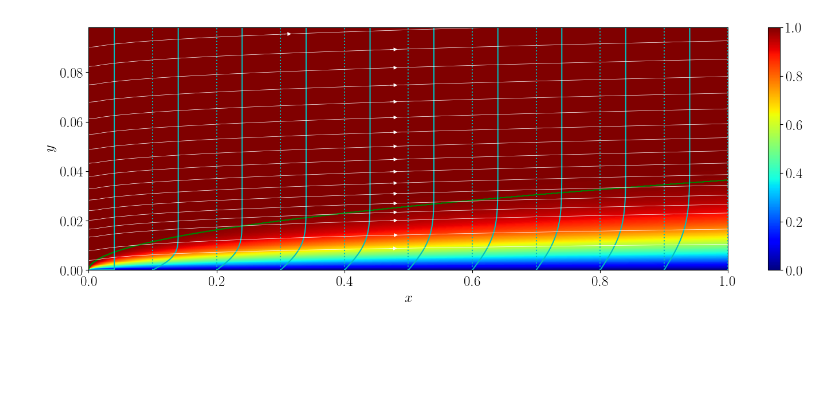
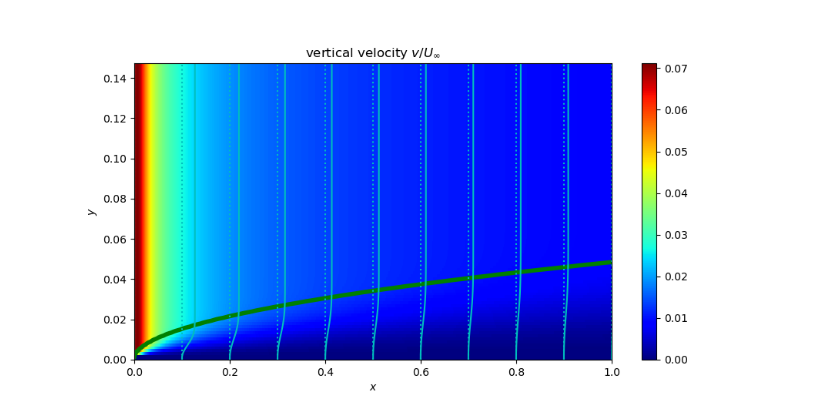
Before and after one commit to pschlatt1/notebooks, a Jupyter notebook: bl_eq_solve.ipynb, the cells around one changed output. Cells and saved outputs as stored; diff of their text form; code cells hidden in the pictures; blank space fills up the shorter version.

```diff
--- a/bl_eq_solve.ipynb
+++ b/bl_eq_solve.ipynb
@@ -0,0 +7,4 @@
+# %%
+Nx = 2000
+Ny = 100
+Re = 10000.0
@@ -1,103 +81,19 @@
 # %%
-#%%
-import numpy as np
-from matplotlib import pyplot as plt
-##%matplotlib widget
-
-#%%
-Nx = 10000
-Ny = 500
-Re = 10000.0
-
-ymax = 2 * 4.91/np.sqrt(Re)
-
-x = np.linspace( 0.0 , 1.0 , Nx )
-y = np.linspace( 0.0 , ymax , Ny )
-
-dx = x[1]-x[0]
-dy = y[1]-y[0]
-
-#%%
-U = np.ones((Nx,Ny))
-V = np.zeros((Nx,Ny))
-
-#%% boundary condition
-U[:,0] = 0.0
-V[:,0] = 0.0
-
-#%%
-for ix in range(1,Nx):
-    dudy    = (1/(2*dy)) * (U[ix-1,2:]-U[ix-1,0:Ny-2])
-    d2udy2  = (1/dy**2) * (U[ix-1,2:]-2*U[ix-1,1:Ny-1]+U[ix-1,0:Ny-2])
-    U[ix,1:Ny-1] = U[ix-1,1:Ny-1] \
-                 - dx * V[ix,1:Ny-1]/U[ix,1:Ny-1] * dudy \
-                 + dx/Re * d2udy2 / U[ix,1:Ny-1]
-    U[ix,0] = 0.0 # not necessary, just in case
-
-    dudx       = (1/dx) * (U[ix,:]-U[ix-1,:]) # upwind in x
-    # dudx[1:Ny] = .5*(dudx[1:Ny]+dudx[0:Ny-1]) # take the average
-
-    V[ix,1:Ny] = np.cumsum(-dy*dudx[0:Ny-1])
-    V[ix,0] = 0.0 # not necessary, just in case
-
-#%%
-d99 = np.zeros((Nx,1))
-for i in range(0,len(x)):
-    itmp = np.argmin(np.abs(U[i,:]-.99))
-    d99[i] = y[itmp]
-
-
-#%%
-XX, YY = np.meshgrid(x,y)
-
-# fig, axs = plt.subplots(2, 2)
-plt.figure(1,figsize=(18,5.5))
-plt.rc('text',usetex=True)
-# matplotlib.rcParams['font.size'] = 8.0
-plt.rcParams.update({'font.size': 18})
-plt.pcolormesh(x,y,U.T,shading='nearest',cmap='jet')
+plt.figure(figsize=(10,5))
+plt.pcolormesh(x,y,V.T,shading='nearest',cmap='jet')
 plt.colorbar()
-plt.plot(x,d99,'g')
+plt.plot(x,d99,'g',linewidth=4)
+plt.title('vertical velocity $v/U_\infty$')
 
 for i in range(0,11):
     this_i = np.argmin(np.abs(x-np.single(i)*0.1))
-    # plt.figure(1)
-    plt.plot(x[this_i]+U[this_i,:]*.04,y,'c')
+    plt.plot(x[this_i]+V[this_i,:],y,'c')
     plt.plot(x[this_i]*np.ones((Ny,1)),y,':c')
-
-seed_points = np.zeros((20,2))
-# seed_points[:,1] = ymax * np.linspace(.05,1.0,20)**2
-seed_points[:,1] = ymax * np.linspace(.2,1.0,20)**2
-# seed_points = np.array([[np.zeros((10,1))], np.reshape( np.linspace(ymax/20.0,ymax,10) , 1,-1) ]])
-plt.streamplot( XX,YY , U.T,V.T , start_points=seed_points , \
-               color='white',maxlength=2,linewidth=0.5,broken_streamlines=True)
 
 plt.xlabel('$x$')
 plt.ylabel('$y$')
 plt.xlim(0,1)
 plt.ylim(0,np.max(y))
-
-plt.savefig('laminarBL_BLeq_U.png',format='png')
 plt.show()
-
-plt.figure(1,figsize=(18,5.5))
-plt.rc('text',usetex=True)
-plt.rcParams.update({'font.size': 18})
-plt.pcolormesh(x,y,V.T,shading='nearest',cmap='jet')
-plt.colorbar()
-plt.plot(x,d99,'g')
-
-for i in range(0,11):
-    this_i = np.argmin(np.abs(x-np.single(i)*0.1))
-    # plt.figure(1)
-    plt.plot(x[this_i]+V[this_i,:],y,'c')
-    # plt.plot(x[this_i]*np.ones((Ny,1)),y,':c')
-
-plt.xlabel('$x$')
-plt.ylabel('$y$')
-plt.xlim(0,1)
-plt.ylim(0,np.max(y))
-plt.savefig('laminarBL_BLeq_V.png',format='png')
-# plt.show()
 # %% [output]
-[figure, old version]
+[figure, new version]
```
Also changed, not shown: parts of 7 cells of this notebook.
